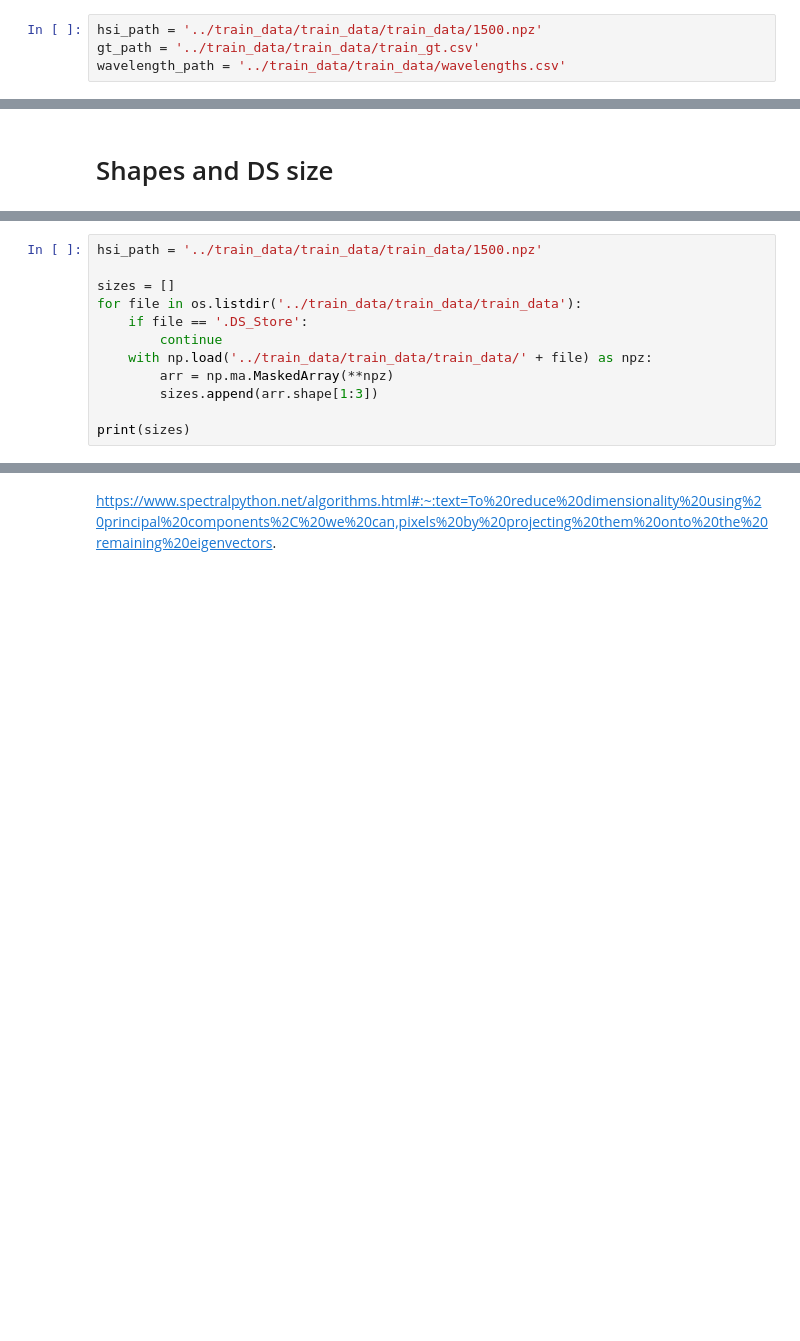
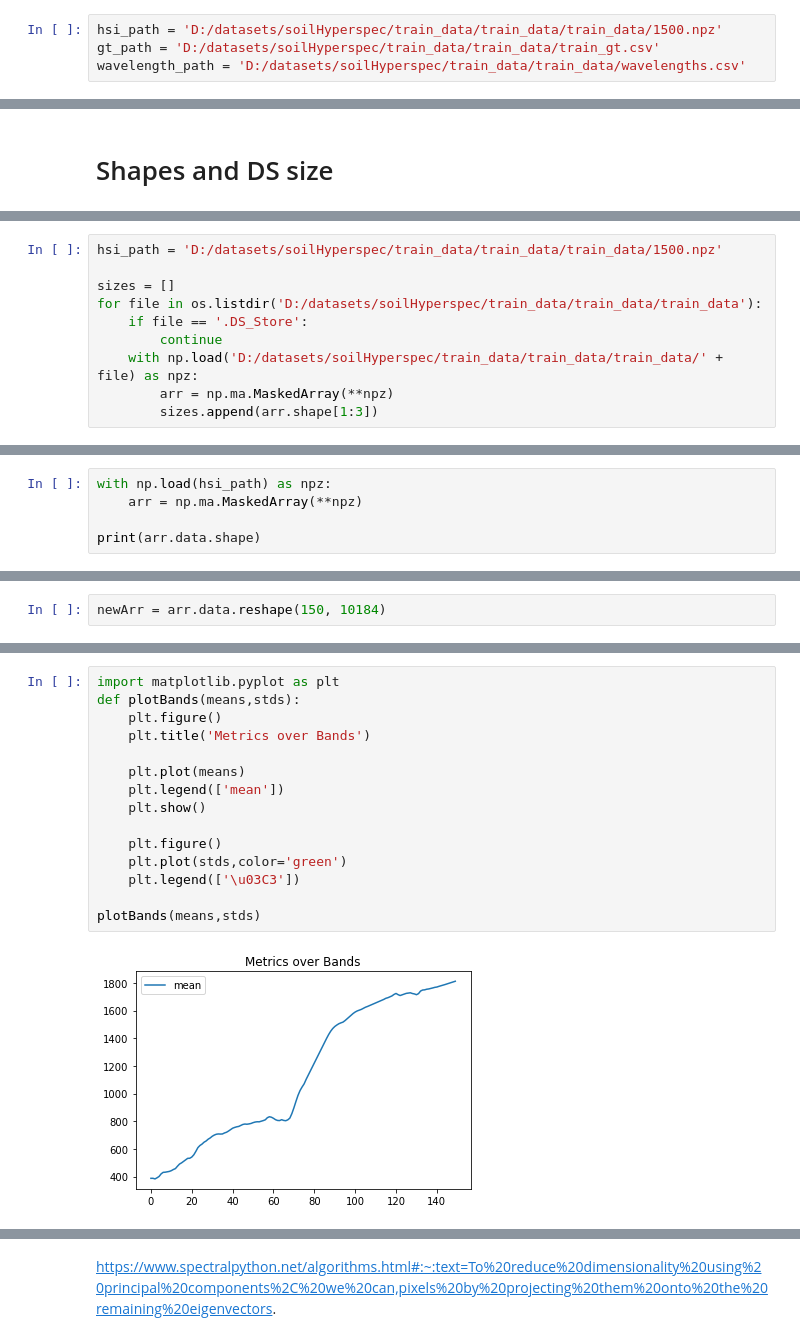
Before and after one commit to oakleighw/remote_sensing_hyperspectral_soil, a Jupyter notebook: dataset.ipynb, the cells around one changed output, grey strips where cells are left out. Saved outputs shown, nothing was run; the diff lists cells and outputs as text; blank space fills up the shorter version.

```diff
--- a/dataset.ipynb
+++ b/dataset.ipynb
@@ -14,9 +14,9 @@ import matplotlib.pyplot as plt
     1. `gt_path` contains path to ground truth .csv file.
     2. Additionally, `wavelength_path` contains the mapping between a band number and the corresponding wavelength.
 # %%
-hsi_path = '../train_data/train_data/train_data/1500.npz'
-gt_path = '../train_data/train_data/train_gt.csv'
-wavelength_path = '../train_data/train_data/wavelengths.csv'
+hsi_path = 'D:/datasets/soilHyperspec/train_data/train_data/train_data/1500.npz'
+gt_path = 'D:/datasets/soilHyperspec/train_data/train_data/train_gt.csv'
+wavelength_path = 'D:/datasets/soilHyperspec/train_data/train_data/wavelengths.csv'
 # %%
 gt_df = pd.read_csv(gt_path)
 wavelength_df = pd.read_csv(wavelength_path)
@@ -74,14 +74,12 @@ print('Amount training images:',trainSize)
 # %% [output]
 Amount training images: 1733
 # %%
-hsi_path = '../train_data/train_data/train_data/1500.npz'
+hsi_path = 'D:/datasets/soilHyperspec/train_data/train_data/train_data/1500.npz'
 
 sizes = []
-for file in os.listdir('../train_data/train_data/train_data'):
+for file in os.listdir('D:/datasets/soilHyperspec/train_data/train_data/train_data'):
     if file == '.DS_Store':
         continue
-    with np.load('../train_data/train_data/train_data/' + file) as npz:
+    with np.load('D:/datasets/soilHyperspec/train_data/train_data/train_data/' + file) as npz:
         arr = np.ma.MaskedArray(**npz)
         sizes.append(arr.shape[1:3])
-
-print(sizes)
@@ -91,0 +111,5 @@ print(sizes)
+# %%
+with np.load(hsi_path) as npz:
+    arr = np.ma.MaskedArray(**npz)
+
+print(arr.data.shape)
@@ -91,0 +121,2 @@ print(sizes)
+# %%
+newArr = arr.data.reshape(150, 10184)
@@ -91,0 +191,17 @@ print(sizes)
+# %%
+import matplotlib.pyplot as plt
+def plotBands(means,stds):
+    plt.figure()
+    plt.title('Metrics over Bands')
+
+    plt.plot(means)
+    plt.legend(['mean'])
+    plt.show()
+
+    plt.figure()
+    plt.plot(stds,color='green')
+    plt.legend(['\u03C3'])
+
+plotBands(means,stds)
+# %% [output]
+[figure, added]
```
Also changed, not shown: parts of 23 cells of this notebook.
